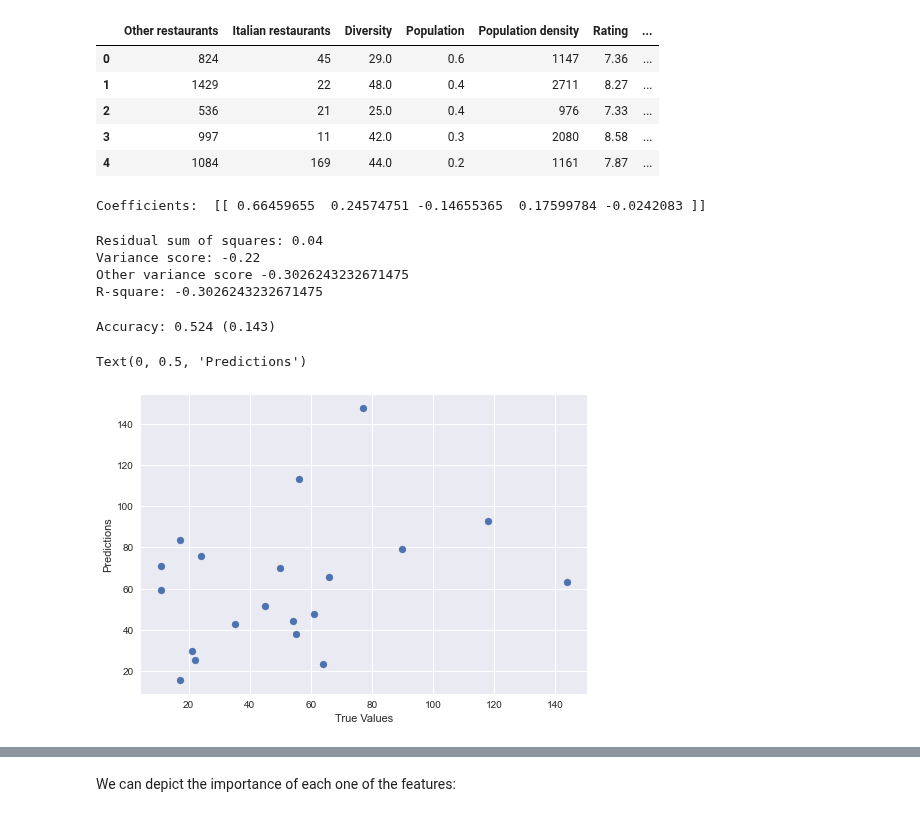
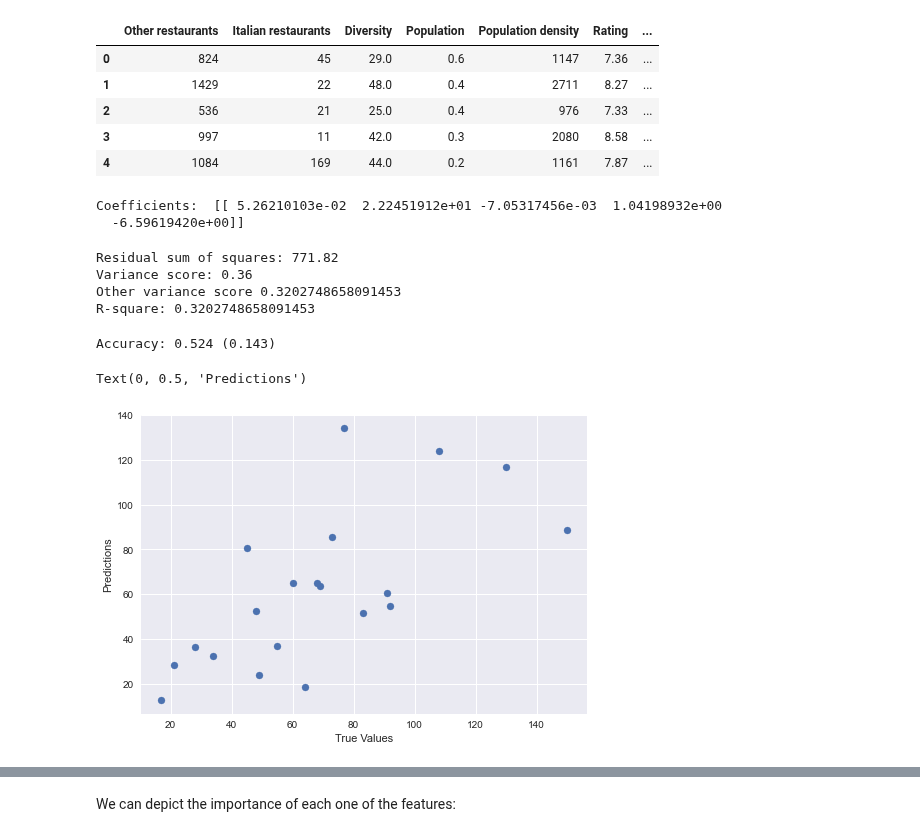
Before and after one commit to idejuan/data_science, a Jupyter notebook: Final_Project_DSPC_w02.ipynb, the cells around one changed output, grey strips where cells are left out. Drawn from its saved outputs; the diff is of its cells as text; code cells hidden in the pictures.

```diff
--- a/Final_Project_DSPC_w02.ipynb
+++ b/Final_Project_DSPC_w02.ipynb
@@ -1064,33 +1064,32 @@ X_train, X_test, y_train, y_test = train_test_split(X,y,test_size = 0.2, random_
 from sklearn import linear_model
 from sklearn import metrics
 regr = linear_model.LinearRegression()
-X_train_s = scaler_x.transform(np.asanyarray(X_train))
-y_train_s = scaler_y.transform(np.asanyarray(y_train))
-regr.fit (X_train_s, y_train_s)
+
+regr.fit (X_train, y_train)
 # The coefficients
 print ('Coefficients: ', regr.coef_)
 # Coefficients:  [[0.45693203 0.06279319 0.4804892  0.06439731 0.02770891]]
 # %% [output]
-Coefficients:  [[ 0.66459655  0.24574751 -0.14655365  0.17599784 -0.0242083 ]]
+Coefficients:  [[ 5.26210103e-02  2.22451912e+01 -7.05317456e-03  1.04198932e+00
+  -6.59619420e+00]]
 # %%
 # Prediction
-X_test_s = scaler_x.transform(np.asanyarray(X_test))
-y_test_s = scaler_y.transform(np.asanyarray(y_test))
-y_hat_s = regr.predict(X_test_s)
 
-print("Residual sum of squares: %.2f"% np.mean((y_hat_s - y_test_s) ** 2))
+y_hat = regr.predict(X_test)
+
+print("Residual sum of squares: %.2f"% np.mean((y_hat - y_test) ** 2))
 
 # Explained variance score: 1 is perfect prediction
-print('Variance score: %.2f' % metrics.explained_variance_score(y_test_s, y_hat_s))
-print('Other variance score',regr.score(X_test_s,y_test_s))
+print('Variance score: %.2f' % metrics.explained_variance_score(y_test, y_hat))
+print('Other variance score',regr.score(X_test,y_test))
 # R2
-accuracy_lr = metrics.r2_score(y_test_s, y_hat_s)
+accuracy_lr = metrics.r2_score(y_test, y_hat)
 print('R-square:',accuracy_lr)
 # %% [output]
-Residual sum of squares: 0.04
-Variance score: -0.22
-Other variance score -0.3026243232671475
-R-square: -0.3026243232671475
+Residual sum of squares: 771.82
+Variance score: 0.36
+Other variance score 0.3202748658091453
+R-square: 0.3202748658091453
 # %%
 from sklearn.model_selection import cross_val_score
 from numpy import mean
@@ -1103,14 +1102,14 @@ print('Accuracy: %.3f (%.3f)' % (mean(scores), std(scores)))
 # %% [output]
 Accuracy: 0.524 (0.143)
 # %%
-predicted_number_italian_rest_test = scaler_y.inverse_transform(regr.predict(scaler_x.transform(X_test)))
+predicted_number_italian_rest_test = regr.predict(X_test)
 #y_test_values = np.asanyarray(test[['Italian restaurants']])
 plt.scatter(y_test, predicted_number_italian_rest_test)
 plt.xlabel("True Values")
 plt.ylabel("Predictions")
 # %% [output]
 Text(0, 0.5, 'Predictions')
-[figure, old version]
+[figure, new version]
 # %%
 print ('Coefficients: ', regr.coef_)
 # %% [output]
```
Also changed, not shown: parts of 6 cells of this notebook.
